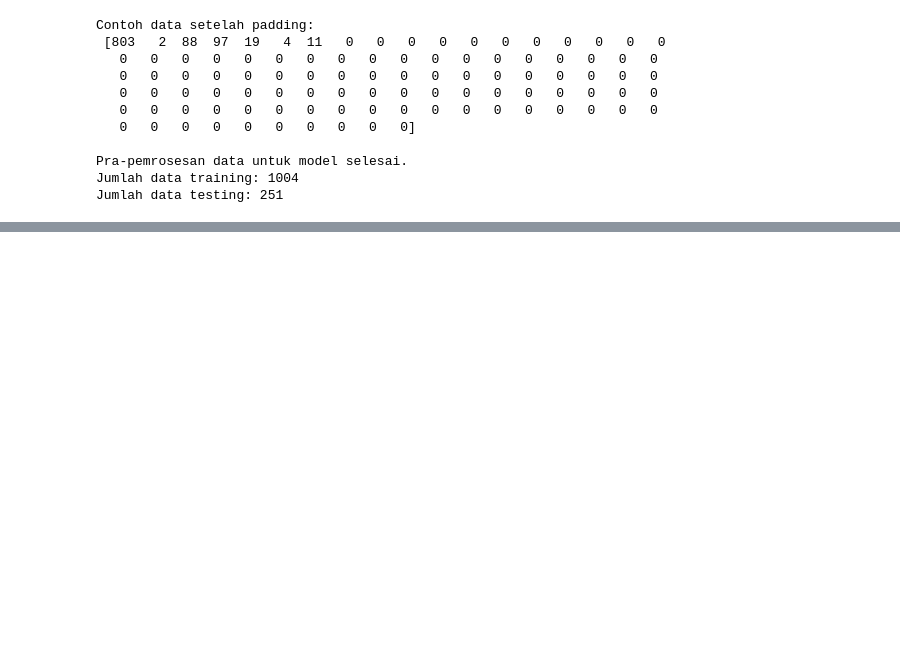
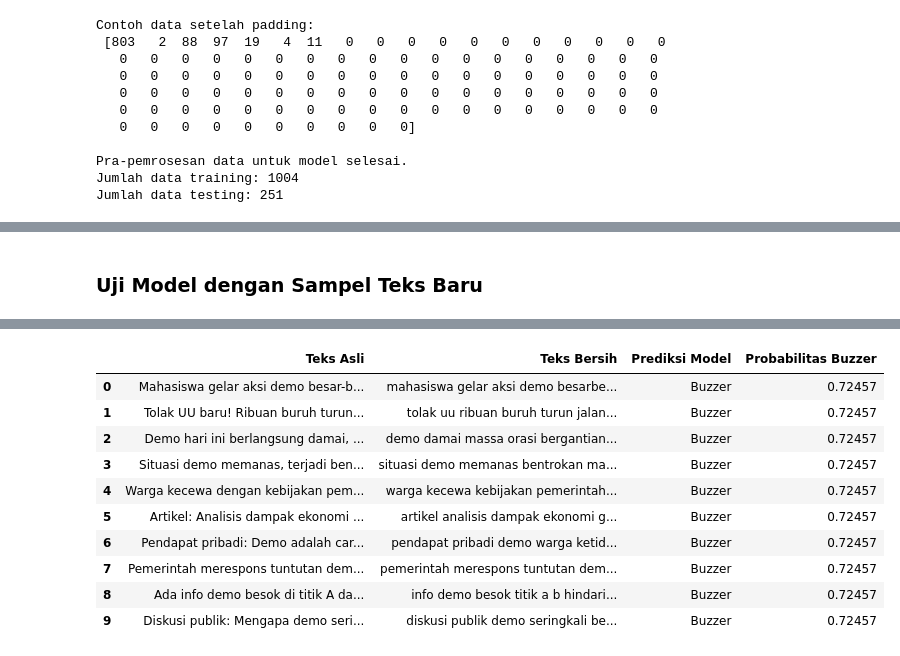
Before and after one commit to Aldevand/buzzer-detecction-lstm, a Jupyter notebook: buzzer_detection_lstm.ipynb, the cells around one changed output, grey strips where cells are left out. Saved outputs shown, nothing was run; the diff lists cells and outputs as text; code cells hidden in the pictures; blank space fills up the shorter version.

```diff
--- a/buzzer_detection_lstm.ipynb
+++ b/buzzer_detection_lstm.ipynb
@@ -263,0 +458,65 @@ Jumlah data testing: 251
+# %% [markdown]
+### Uji Model dengan Sampel Teks Baru
+# %%
+# 1. Tentukan Sampel Teks (diubah ke topik demo)
+sample_texts = [
+    "Mahasiswa gelar aksi demo besar-besaran di depan gedung DPR menuntut stabilitas harga kebutuhan pokok. #AksiRakyat #HidupMahasiswa",
+    "Tolak UU baru! Ribuan buruh turun ke jalan sampaikan aspirasi. Aparat berjaga ketat. #BuruhMelawan #Reformasi",
+    "Demo hari ini berlangsung damai, massa sampaikan orasi bergantian. Semoga tuntutan didengar pemerintah. #SuaraRakyat #Demokrasi",
+    "Situasi demo memanas, terjadi bentrokan antara massa dan aparat keamanan. Hindari area sekitar! #DemoRicuh #IndonesiaDarurat",
+    "Warga kecewa dengan kebijakan pemerintah, siapkan aksi massa lanjutan minggu depan. #MosiTidakPercaya #TurunkanHarga",
+    "Artikel: Analisis dampak ekonomi dari gelombang demo yang terjadi di berbagai kota. https://example.com/artikel-demo-ekonomi",
+    "Pendapat pribadi: Demo adalah cara warga sampaikan ketidakpuasan, tapi harus tetap damai dan sesuai aturan. #Opini #NegaraHukum",
+    "Pemerintah merespons tuntutan demo, berjanji akan meninjau ulang beberapa kebijakan. #PemerintahDengar #DialogNasional",
+    "Ada info demo besok di titik A dan B, hindari rute tersebut ya. #InfoDemo #HatiHatiDiJalan",
+    "Diskusi publik: Mengapa demo seringkali berujung ricuh di Indonesia? Cari solusinya bersama. #DiskusiPublik #CariSolusi"
+]
+
+# Pastikan fungsi cleaning, tokenizer, MAX_LEN, dan model sudah tersedia dari sel-sel sebelumnya
+
+# 2. Bersihkan Sampel Teks
+cleaned_sample_texts = [cleaning(text) for text in sample_texts]
+print("Sampel teks setelah dibersihkan:")
+for i, text in enumerate(cleaned_sample_texts):
+    print(f"{i+1}: {text}")
+print("-" * 30)
+
+# 3. Tokenisasi dan Padding Sampel Teks
+# Gunakan tokenizer dan MAX_LEN yang sudah dilatih dari data asli
+sample_sequences = tokenizer.texts_to_sequences(cleaned_sample_texts)
+padded_sample_sequences = pad_sequences(sample_sequences, maxlen=MAX_LEN, padding='post', truncating='post')
+print("Sampel teks setelah tokenisasi dan padding (contoh 1):")
+print(padded_sample_sequences[0])
+print("-" * 30)
+
+
+# 4. Muat Model yang Sudah Dilatih (jika belum dimuat)
+# Pastikan model sudah dimuat di sel sebelumnya atau muat di sini
+try:
+    model
+except NameError:
+    print("Memuat model dari 'best_model.keras'...")
+    from tensorflow.keras.models import load_model
+    model = load_model('best_model.keras')
+    print("Model berhasil dimuat.")
+print("-" * 30)
+
+# 5. Prediksi pada Sampel Teks
+print("Melakukan prediksi pada sampel teks...")
+predictions_sample = model.predict(padded_sample_sequences)
+predictions_sample_label = (predictions_sample > 0.5).astype(int).flatten()
+
+# Ubah label angka menjadi string 'Buzzer'/'Bukan Buzzer'
+predicted_labels_str = ['Buzzer' if label == 1 else 'Bukan Buzzer' for label in predictions_sample_label]
+
+# 6. Tampilkan Hasil dalam Tabel
+hasil_prediksi_sample_df = pd.DataFrame({
+    'Teks Asli': sample_texts,
+    'Teks Bersih': cleaned_sample_texts,
+    'Prediksi Model': predicted_labels_str,
+    'Probabilitas Buzzer': predictions_sample.flatten()
+})
+
+print("\nHasil Prediksi pada Sampel Teks:")
+display(hasil_prediksi_sample_df)
+# %% [output]
@@ -263,0 +540,11 @@ Jumlah data testing: 251
+|  | Teks Asli | Teks Bersih | Prediksi Model | Probabilitas Buzzer |
+| 0 | Mahasiswa gelar aksi demo besar-b... | mahasiswa gelar aksi demo besarbe... | Buzzer | 0.72457 |
+| 1 | Tolak UU baru! Ribuan buruh turun... | tolak uu ribuan buruh turun jalan... | Buzzer | 0.72457 |
+| 2 | Demo hari ini berlangsung damai, ... | demo damai massa orasi bergantian... | Buzzer | 0.72457 |
+| 3 | Situasi demo memanas, terjadi ben... | situasi demo memanas bentrokan ma... | Buzzer | 0.72457 |
+| 4 | Warga kecewa dengan kebijakan pem... | warga kecewa kebijakan pemerintah... | Buzzer | 0.72457 |
+| 5 | Artikel: Analisis dampak ekonomi ... | artikel analisis dampak ekonomi g... | Buzzer | 0.72457 |
+| 6 | Pendapat pribadi: Demo adalah car... | pendapat pribadi demo warga ketid... | Buzzer | 0.72457 |
+| 7 | Pemerintah merespons tuntutan dem... | pemerintah merespons tuntutan dem... | Buzzer | 0.72457 |
+| 8 | Ada info demo besok di titik A da... | info demo besok titik a b hindari... | Buzzer | 0.72457 |
+| 9 | Diskusi publik: Mengapa demo seri... | diskusi publik demo seringkali be... | Buzzer | 0.72457 |
```
Also changed, not shown: parts of 7 cells of this notebook.
